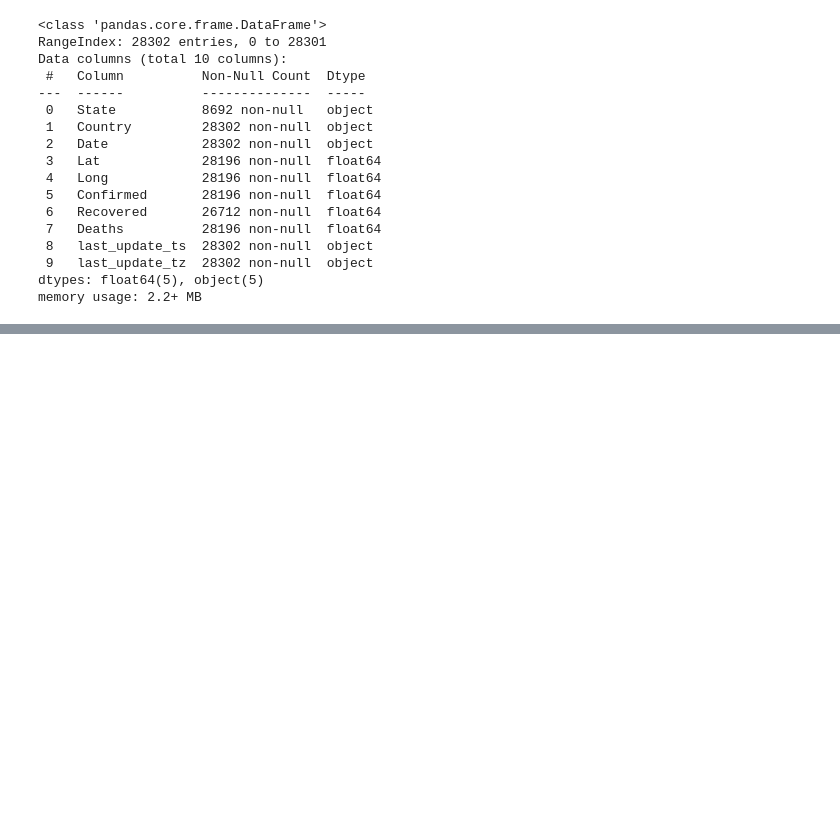
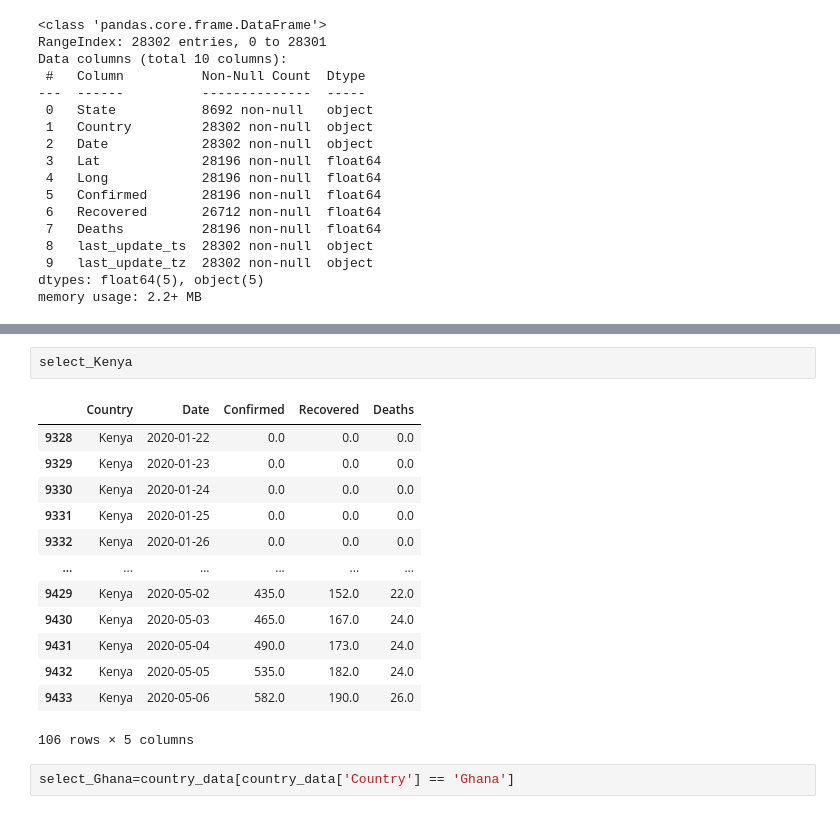
Before and after one commit to ochanyo/COVID-19-DATA-VISUALIZATION, a Jupyter notebook: COVID 19.ipynb, the cells around one changed output, grey strips where cells are left out. Saved outputs shown, nothing was run; the diff lists cells and outputs as text; blank space fills up the shorter version.

```diff
--- a/COVID 19.ipynb
+++ b/COVID 19.ipynb
@@ -95,0 +130,18 @@ Data Table
+# %%
+select_Kenya
+# %% [output]
+|  | Country | Date | Confirmed | Recovered | Deaths |
+| 9328 | Kenya | 2020-01-22 | 0.0 | 0.0 | 0.0 |
+| 9329 | Kenya | 2020-01-23 | 0.0 | 0.0 | 0.0 |
+| 9330 | Kenya | 2020-01-24 | 0.0 | 0.0 | 0.0 |
+| 9331 | Kenya | 2020-01-25 | 0.0 | 0.0 | 0.0 |
+| 9332 | Kenya | 2020-01-26 | 0.0 | 0.0 | 0.0 |
+| ... | ... | ... | ... | ... | ... |
+| 9429 | Kenya | 2020-05-02 | 435.0 | 152.0 | 22.0 |
+| 9430 | Kenya | 2020-05-03 | 465.0 | 167.0 | 24.0 |
+| 9431 | Kenya | 2020-05-04 | 490.0 | 173.0 | 24.0 |
+| 9432 | Kenya | 2020-05-05 | 535.0 | 182.0 | 24.0 |
+| 9433 | Kenya | 2020-05-06 | 582.0 | 190.0 | 26.0 |
+106 rows × 5 columns
+# %%
+select_Ghana=country_data[country_data['Country'] == 'Ghana']
```
Also changed, not shown: parts of 29 cells of this notebook.
